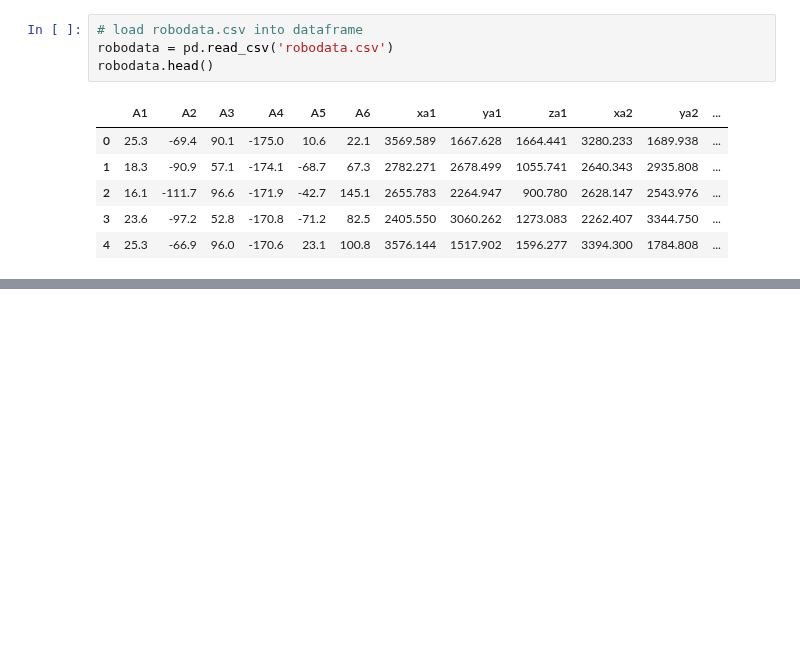
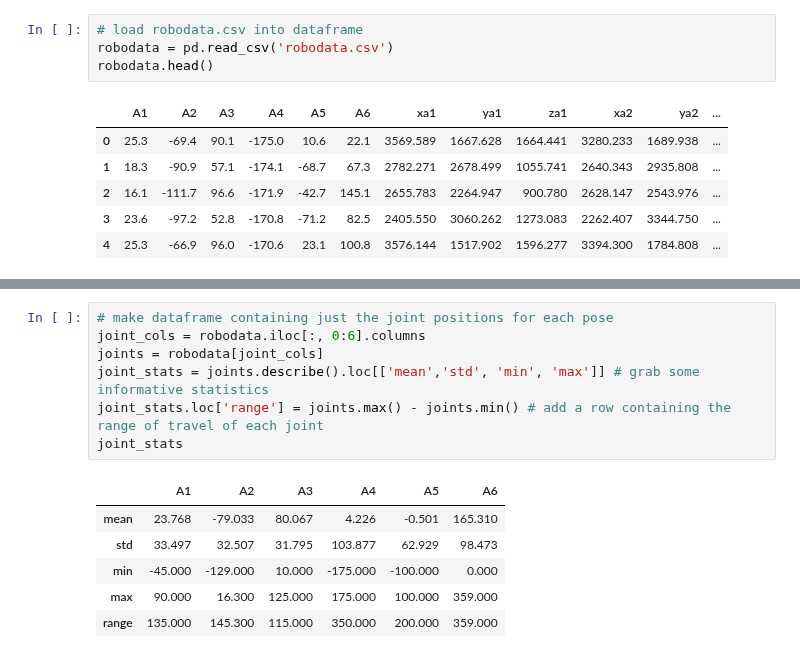
Before and after one commit to BotScutters/robot_accuracy, a Jupyter notebook: Positional accuracy of a 6-axis robot arm.ipynb, the cells around one changed output, grey strips where cells are left out. Drawn from its saved outputs; the diff is of its cells as text; blank space fills up the shorter version.

```diff
--- a/Positional accuracy of a 6-axis robot arm.ipynb
+++ b/Positional accuracy of a 6-axis robot arm.ipynb
@@ -56,0 +64,14 @@ robodata.describe()
+# %%
+# make dataframe containing just the joint positions for each pose
+joint_cols = robodata.iloc[:, 0:6].columns
+joints = robodata[joint_cols]
+joint_stats = joints.describe().loc[['mean','std', 'min', 'max']] # grab some informative statistics
+joint_stats.loc['range'] = joints.max() - joints.min() # add a row containing the range of travel of each joint
+joint_stats
+# %% [output]
+|  | A1 | A2 | A3 | A4 | A5 | A6 |
+| mean | 23.768 | -79.033 | 80.067 | 4.226 | -0.501 | 165.310 |
+| std | 33.497 | 32.507 | 31.795 | 103.877 | 62.929 | 98.473 |
+| min | -45.000 | -129.000 | 10.000 | -175.000 | -100.000 | 0.000 |
+| max | 90.000 | 16.300 | 125.000 | 175.000 | 100.000 | 359.000 |
+| range | 135.000 | 145.300 | 115.000 | 350.000 | 200.000 | 359.000 |
```
Also changed, not shown: parts of 18 cells of this notebook.
